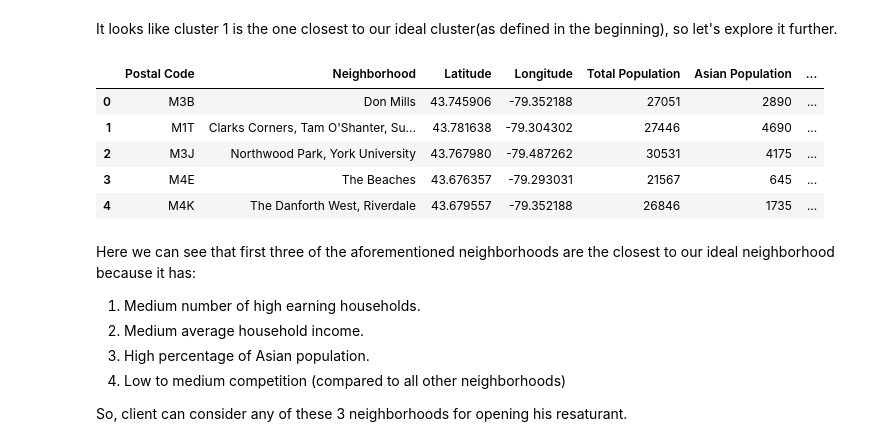
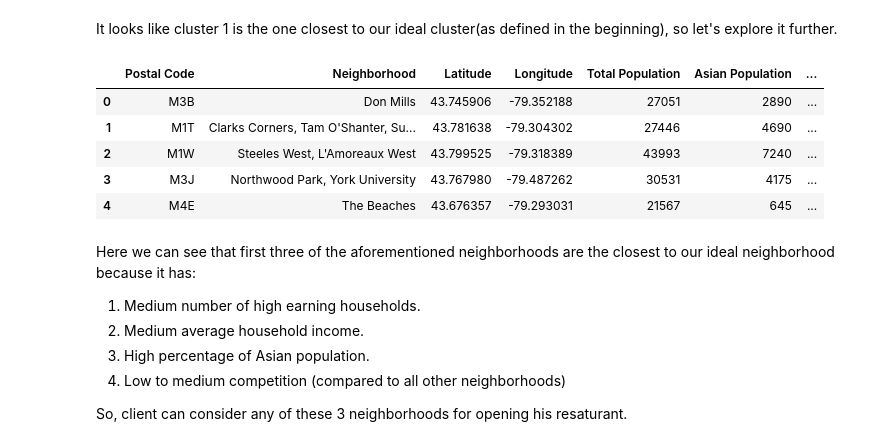
Before and after one commit to mumerabbasi/Capstone-Project-IBM-Data-Science-Professional-Certificate, a Jupyter notebook: Capstone Project.ipynb, the cells around one changed output. Saved outputs shown, nothing was run; the diff lists cells and outputs as text; code cells hidden in the pictures.

```diff
--- a/Capstone Project.ipynb
+++ b/Capstone Project.ipynb
@@ -445,6 +445,6 @@ It seems like k = 8 would be the best k.
 # %%
 # Making a KMeans obejct with k number of clusters
-k = 8 # Number of clusters
+k = 11 # Number of clusters
 
 km = KMeans(n_clusters=k , init='k-means++')
 
@@ -1071,15 +1082,15 @@ toronto_demograph_asian[toronto_demograph_asian['Label'] == 5].describe(include
 # %% [markdown]
 It looks like cluster 1 is the one closest to our ideal cluster(as defined in the beginning), so let's explore it further.
 # %%
-opt_rest = toronto_demograph_asian[toronto_demograph_asian['Label'] == 1].sort_values('Asian Restaurant', ascending = False).reset_index().drop(columns = ['index'])
+opt_rest = toronto_demograph_asian[toronto_demograph_asian['Label'] == 3].sort_values('Asian Restaurant', ascending = False).reset_index().drop(columns = ['index'])
 opt_rest.head()
 # %% [output]
 |  | Postal Code | Neighborhood | Latitude | Longitude | Total Population | Asian Population | ... |
 | 0 | M3B | Don Mills | 43.745906 | -79.352188 | 27051 | 2890 | ... |
 | 1 | M1T | Clarks Corners, Tam O'Shanter, Su... | 43.781638 | -79.304302 | 27446 | 4690 | ... |
-| 2 | M3J | Northwood Park, York University | 43.767980 | -79.487262 | 30531 | 4175 | ... |
-| 3 | M4E | The Beaches | 43.676357 | -79.293031 | 21567 | 645 | ... |
-| 4 | M4K | The Danforth West, Riverdale | 43.679557 | -79.352188 | 26846 | 1735 | ... |
+| 2 | M1W | Steeles West, L'Amoreaux West | 43.799525 | -79.318389 | 43993 | 7240 | ... |
+| 3 | M3J | Northwood Park, York University | 43.767980 | -79.487262 | 30531 | 4175 | ... |
+| 4 | M4E | The Beaches | 43.676357 | -79.293031 | 21567 | 645 | ... |
 # %% [markdown]
 Here we can see that first three of the aforementioned neighborhoods are the closest to our ideal neighborhood because it has:
 1. Medium number of high earning households.
```
Also changed, not shown: parts of 23 cells of this notebook.
